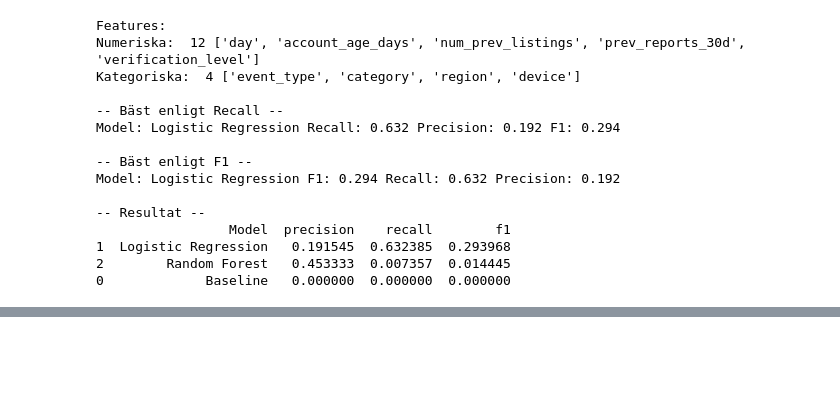
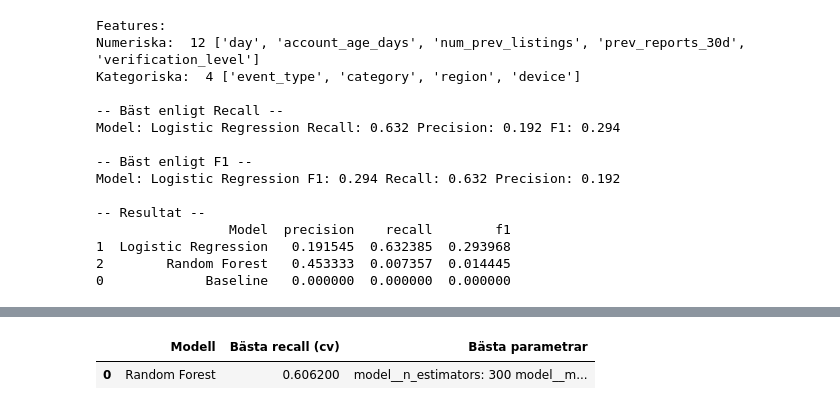
Before and after one commit to JakobWorkingHard/ML-Gruppuppgift, a Jupyter notebook: EDA/analyzing.ipynb, the cells around one changed output, grey strips where cells are left out. Cells and saved outputs as stored; diff of their text form; code cells hidden in the pictures; blank space fills up the shorter version.

Commit message:
Uppdaterade Steg 4 och markdown-text

```diff
--- a/EDA/analyzing.ipynb
+++ b/EDA/analyzing.ipynb
@@ -384,0 +396,56 @@ Model: Logistic Regression F1: 0.294 Recall: 0.632 Precision: 0.192
+# %%
+# STEG 4 – MODELOPTIMERING
+
+from sklearn.model_selection import RandomizedSearchCV
+
+cv = StratifiedKFold(n_splits=3, shuffle=True, random_state=42)
+scorer = make_scorer(recall_score, pos_label=1)
+
+# Modell
+rf = RandomForestClassifier(
+    random_state=42,
+    class_weight='balanced'
+)
+
+rf_pipe = Pipeline([
+    ('preprocess', preprocess),
+    ('model', rf)
+])
+
+# Parameterdistribution – fokuserar på 2 viktiga parametrar
+param_dist = {
+    'model__n_estimators': [100, 200, 300],
+    'model__max_depth': [5, 10, 20, None]
+}
+
+search = RandomizedSearchCV(
+    rf_pipe,
+    param_distributions=param_dist,
+    n_iter=10,
+    cv=cv,
+    scoring=scorer,
+    n_jobs=-1,
+    random_state=42
+)
+
+search.fit(X, y)
+
+params_str = "\n".join([f"{k}: {v}" for k, v in search.best_params_.items()])
+
+result_table = pd.DataFrame({
+    "Modell": ["Random Forest"],
+    "Bästa recall (cv)": [round(search.best_score_, 4)],
+    "Bästa parametrar": [params_str]
+})
+
+display(
+    result_table.style.set_properties(**{
+        'white-space': 'pre-wrap',
+        'text-align': 'left'
+    })
+)
+
+best_model = search.best_estimator_
+# %% [output]
+|  | Modell | Bästa recall (cv) | Bästa parametrar |
+| 0 | Random Forest | 0.606200 | model__n_estimators: 300 model__m... |
```
Also changed, not shown: parts of 1 cell of this notebook.
